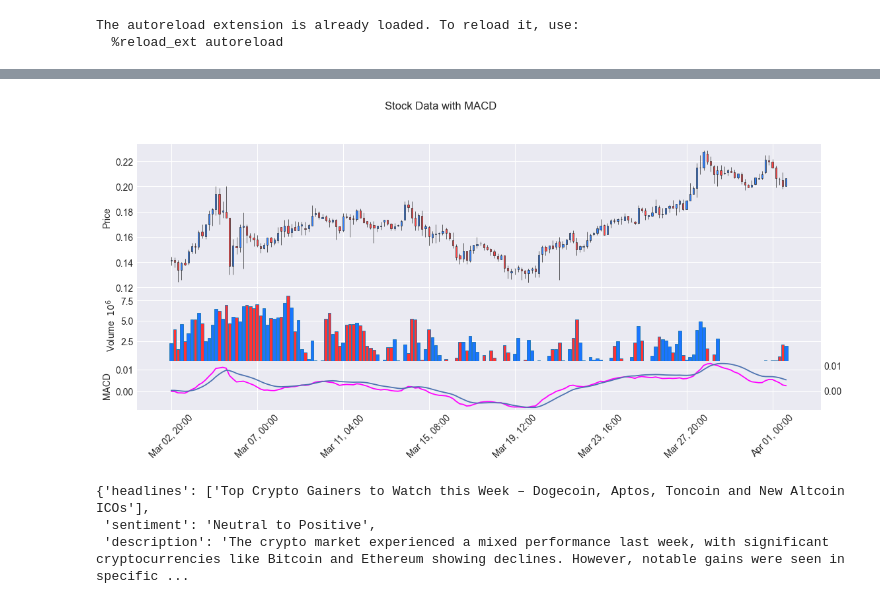
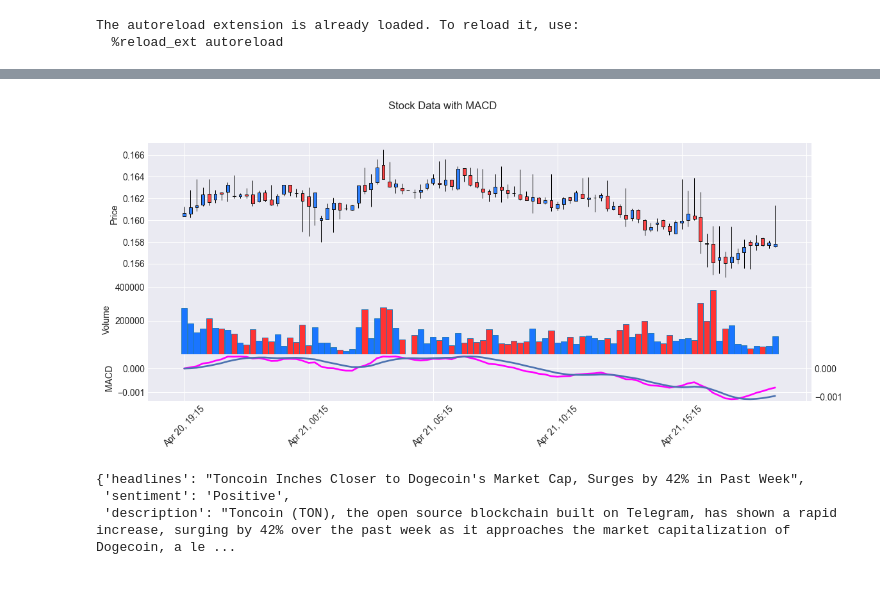
Before and after one commit to Altair200333/traderbor, a Jupyter notebook: notebooks/futures.ipynb, the cells around one changed output, grey strips where cells are left out. Cells and saved outputs as stored; diff of their text form; code cells hidden in the pictures.

```diff
--- a/notebooks/futures.ipynb
+++ b/notebooks/futures.ipynb
@@ -34,6 +34,6 @@ The autoreload extension is already loaded. To reload it, use:
 # %%
 coin = "DOGE"
 
-cutoff = subtract_time(get_current_datetime(), days=20)
+cutoff = get_current_datetime()
 str(cutoff)
 # %% [output]
@@ -44,9 +44,9 @@ week_history = get_week_history(coin, cutoff)
 month_history = get_month_history(coin, cutoff)
 year_history = get_year_history(coin, cutoff)
 # %%
-make_candlebars(month_history)
+make_candlebars(day_history)
 # %% [output]
-[figure, old version]
+[figure, new version]
 # %%
 napi = NewsApi()
 trading_agent = SupervisorMarginTrader()
@@ -56,7 +56,7 @@ news = napi.get_news(coin, start_date=subtract_time(cutoff, days=10), end_date=c
 filtered_news = filtering_agent.filter_news(news)
 json.loads(filtered_news)
 # %% [output]
-{'headlines': ['Top Crypto Gainers to Watch this Week – Dogecoin, Aptos, Toncoin and New Altcoin ICOs'],
- 'sentiment': 'Neutral to Positive',
- 'description': 'The crypto market experienced a mixed performance last week, with significant cryptocurrencies like Bitcoin and Ethereum showing declines. However, notable gains were seen in specific ...
+{'headlines': "Toncoin Inches Closer to Dogecoin's Market Cap, Surges by 42% in Past Week",
+ 'sentiment': 'Positive',
+ 'description': "Toncoin (TON), the open source blockchain built on Telegram, has shown a rapid increase, surging by 42% over the past week as it approaches the market capitalization of Dogecoin, a le ...
 # %%
```
Also changed, not shown: parts of 3 cells of this notebook, 1 other file.
